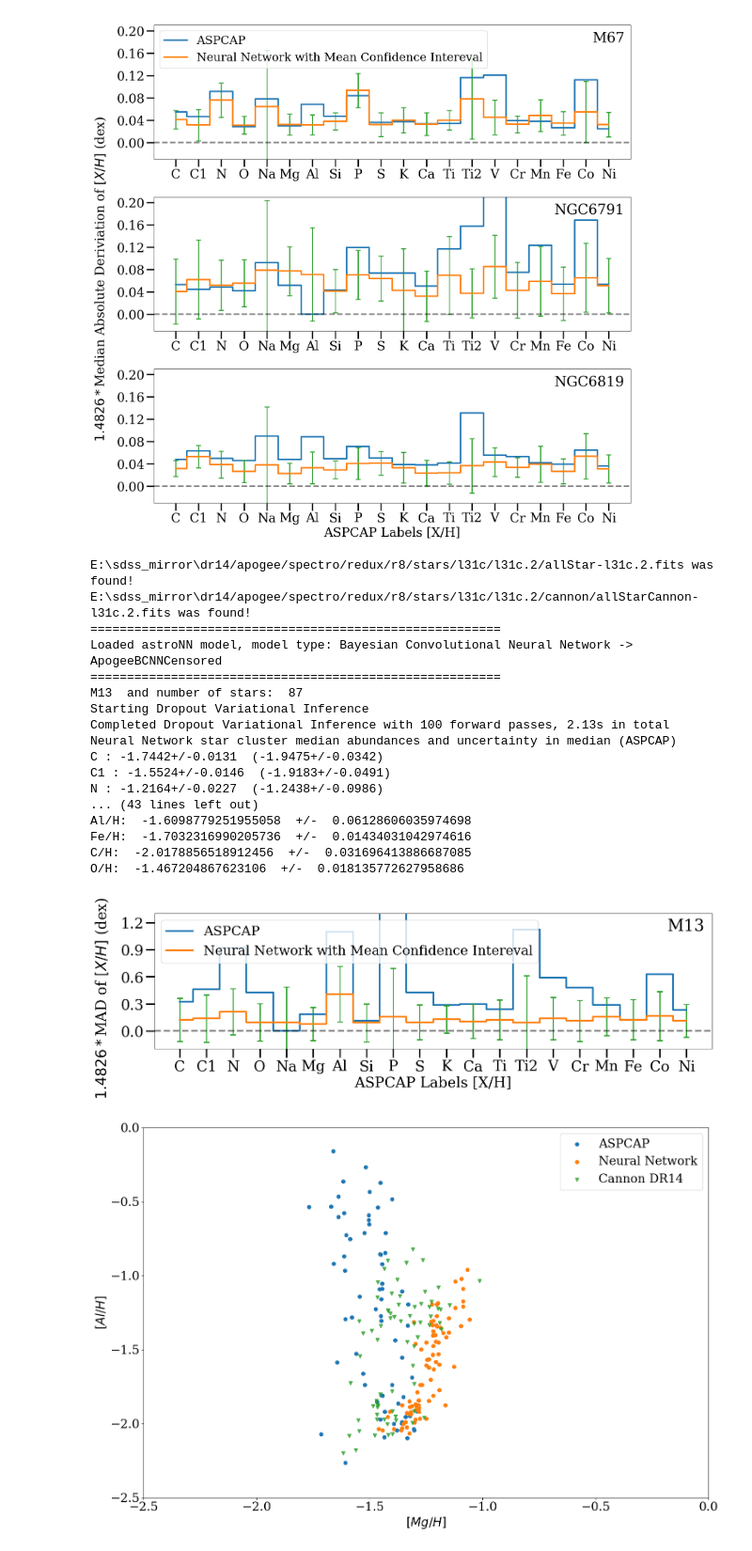
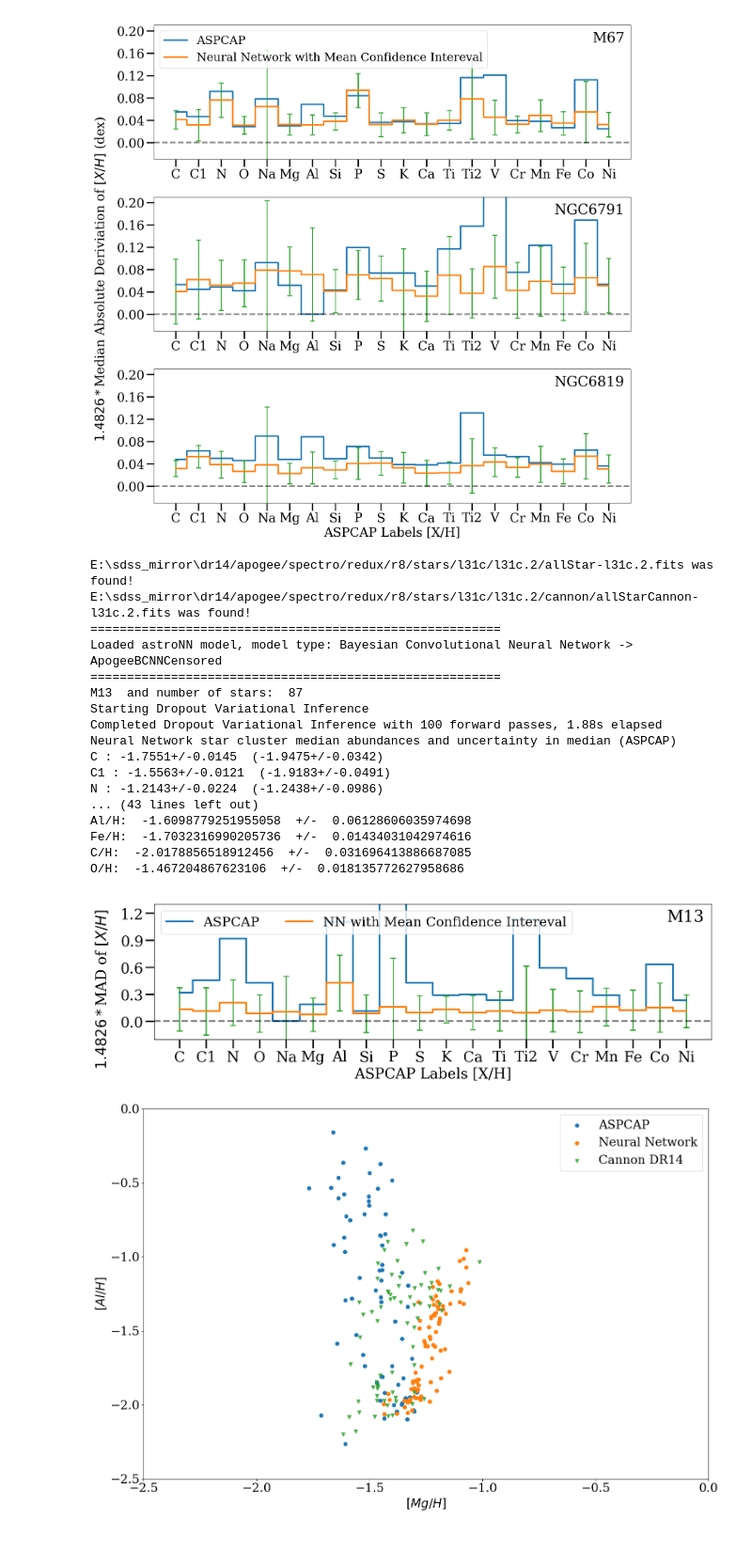
Before and after one commit to henrysky/astroNN_spectra_paper_figures, a Jupyter notebook: Open_Globular_Cluster_Benchmark.ipynb, the cells around one changed output. Shown at 94% size. Drawn from its saved outputs; the diff is of its cells as text; code cells hidden in the pictures.

```diff
--- a/Open_Globular_Cluster_Benchmark.ipynb
+++ b/Open_Globular_Cluster_Benchmark.ipynb
@@ -326,9 +326,9 @@ ml = MultipleLocator(0.04)
 f, ax = plt.subplots(1, figsize=(15,5), dpi=100)
 
 ax.plot(m13_aspcap, ls='steps-mid', linewidth=3., label='ASPCAP')
-ax.plot(m13_nn_scatter, ls='steps-mid', linewidth=3., label='Neural Network with Mean Confidence Intereval')
+ax.plot(m13_nn_scatter, ls='steps-mid', linewidth=3., label='NN with Mean Confidence Intereval')
 ax.errorbar(np.arange(20), m13_nn_scatter, yerr=m13_nn_m_uncer, linestyle='None', capsize=5, elinewidth=2., capthick=2.)
-ax.legend(loc='upper left', fontsize=23)
+ax.legend(loc='upper left', fontsize=23, ncol=2)
 
 ax.annotate("M13", xy=(0.92,0.87),xycoords='axes fraction', fontsize=28)
 ax.set_xlabel('ASPCAP Labels [X/H]', fontsize=25)
@@ -339,43 +339,43 @@ ax.tick_params(labelsize=25, width=2.5, length=15, which='major')
 ax.yaxis.set_major_locator(MultipleLocator(0.3))
 ax.axhline(0.00, ls='--', c='k', lw=3., alpha=0.5)
 
-f.text(-0.01, 0.5, '$1.4826*$'+'MAD of '+'$[X/H]$'+' (dex)', ha='center',
+f.text(-0.01, 0.5, '$1.4826*$'+'MAD of '+'$[X/H]$', ha='center',
        va='center', fontdict={'fontsize':25}, rotation='vertical')
 f.tight_layout()
 
 f.savefig('m13.png')
 
 f, ax = plt.subplots(1, figsize=(15,10), dpi=100)
 
 ax.scatter(aspcap_result[:, 5], aspcap_result[:, 6], label='ASPCAP')
 ax.scatter(pred[:,7], pred[:,8], label='Neural Network')
 ax.scatter(cannon_result_mg, cannon_result_al, marker='v', alpha=0.8, label='Cannon DR14')
 
 ax.set_xlim((-2.5,-0.0))
 ax.set_ylim((-2.5,-0.0))
 ax.legend(loc='best')
 ax.set_xlabel(r"$[Mg/H]$")
 ax.set_ylabel(r"$[Al/H]$")
 f.tight_layout()
 
 f.savefig('m13_al_mg.png')
 # %% [output]
 E:\sdss_mirror\dr14/apogee/spectro/redux/r8/stars/l31c/l31c.2/allStar-l31c.2.fits was found!
 E:\sdss_mirror\dr14/apogee/spectro/redux/r8/stars/l31c/l31c.2/cannon/allStarCannon-l31c.2.fits was found!
 ========================================================
 Loaded astroNN model, model type: Bayesian Convolutional Neural Network -> ApogeeBCNNCensored
 ========================================================
 M13  and number of stars:  87
 Starting Dropout Variational Inference
-Completed Dropout Variational Inference with 100 forward passes, 2.13s in total
+Completed Dropout Variational Inference with 100 forward passes, 1.88s elapsed
 Neural Network star cluster median abundances and uncertainty in median (ASPCAP)
-C : -1.7442+/-0.0131  (-1.9475+/-0.0342)
-C1 : -1.5524+/-0.0146  (-1.9183+/-0.0491)
-N : -1.2164+/-0.0227  (-1.2438+/-0.0986)
+C : -1.7551+/-0.0145  (-1.9475+/-0.0342)
+C1 : -1.5563+/-0.0121  (-1.9183+/-0.0491)
+N : -1.2143+/-0.0224  (-1.2438+/-0.0986)
 ... (43 lines left out)
 Al/H:  -1.6098779251955058  +/-  0.06128606035974698
 Fe/H:  -1.7032316990205736  +/-  0.01434031042974616
 C/H:  -2.0178856518912456  +/-  0.031696413886687085
 O/H:  -1.467204867623106  +/-  0.018135772627958686
-[figure, old version]
+[figure, new version]
-[figure, old version]
+[figure, new version]
```
Also changed, not shown: 4 other files.
